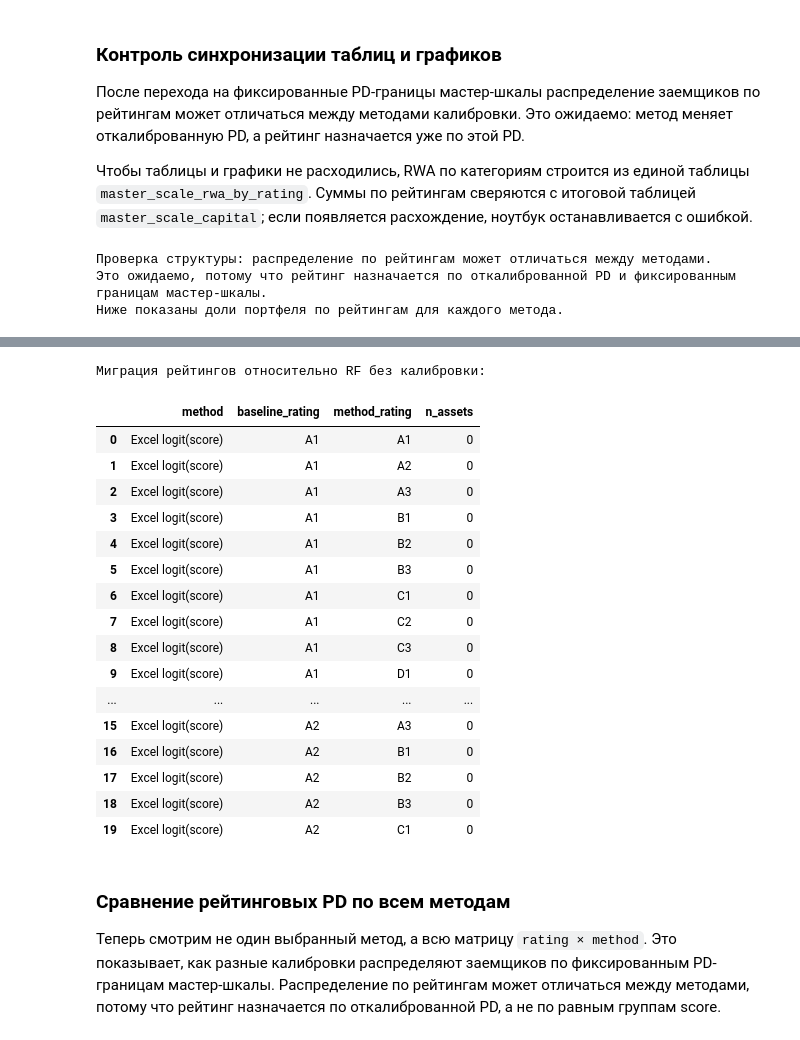
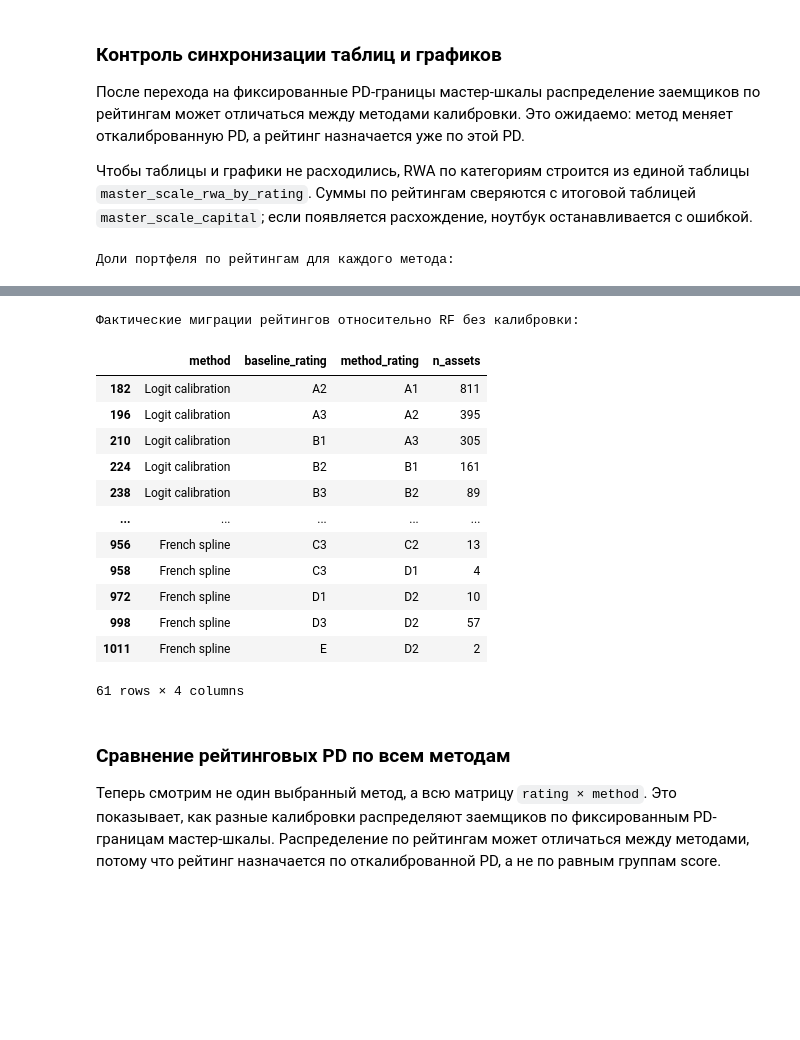
Before and after one commit to ddudenko275-boop/ColebrationTedo, a Jupyter notebook: notebooks/pd_calibration.ipynb, the cells around one changed output, grey strips where cells are left out. Drawn from its saved outputs; the diff is of its cells as text; code cells hidden in the pictures; blank space fills up the shorter version.

```diff
--- a/notebooks/pd_calibration.ipynb
+++ b/notebooks/pd_calibration.ipynb
@@ -431,16 +431,7 @@ ASSET_EAD = 1_000_000.0
 
 df_test_master = df.loc[y_test.index].copy()
 
-excel_logit = LogisticRegression(solver="lbfgs", max_iter=1000, C=1e12)
-excel_logit.fit(scores_calib.reshape(-1, 1), y_calib.values)
-excel_logit_pd = np.clip(
-    excel_logit.predict_proba(scores_test.reshape(-1, 1))[:, 1],
-    1e-6,
-    1 - 1e-6,
-)
-
 rating_scale_predictions = {
-    "Excel logit(score)": excel_logit_pd,
     "RF без калибровки": scores_test,
     **calibrated_probs,
 }
@@ -574,12 +565,8 @@ pd_bound_capital = master_scale_pd_bound_capital(
     assumptions=master_scale_assumptions,
 )
 
-master_scale_method = list(calibrated_probs.keys())[-1]
 master_scale_bounds = (
-    master_scale_panel.loc[
-        master_scale_panel["method"] == master_scale_method,
-        ["rating", "pd_lower", "pd_avg_master", "pd_upper"],
-    ]
+    master_scale_panel[["rating", "pd_lower", "pd_avg_master", "pd_upper"]]
     .drop_duplicates(subset=["rating"])
     .set_index("rating")
     .reindex(MASTER_SCALE_RATINGS)
@@ -589,6 +576,10 @@ rating_pd_matrix = (
     master_scale_panel
     .pivot(index="rating", columns="method", values="avg_pd")
     .reindex(MASTER_SCALE_RATINGS)
+)
+
+rating_pd_matrix_display = rating_pd_matrix.map(
+    lambda x: "" if pd.isna(x) else f"{x:.2%}"
 )
 
 print(f"Target CT по calibration-периоду: {TARGET_CT:.2%}")
@@ -604,7 +595,7 @@ display(
 )
 
 print("Средняя индивидуальная PD внутри рейтинга по методам калибровки:")
-display(rating_pd_matrix.style.format("{:.2%}"))
+display(rating_pd_matrix_display)
 
 print("Итог по методам: средняя PD мастер-шкалы, средняя индивидуальная PD и диапазон PD:")
 display(
@@ -627,6 +618,7 @@ display(
 )
 
 master_scale_view_cols = [
+    "method",
     "rating",
     "avg_score",
     "n_assets",
@@ -640,11 +632,10 @@ master_scale_view_cols = [
     "pd_upper",
     "expected_defaults",
 ]
-print(f"Распределение портфеля по фиксированной мастер-шкале: {master_scale_method}")
+print("Распределение портфеля по фиксированной мастер-шкале для всех методов:")
 display(
     master_scale_panel.loc[
-        (master_scale_panel["method"] == master_scale_method)
-        & (master_scale_panel["n_assets"] > 0),
+        master_scale_panel["n_assets"] > 0,
         master_scale_view_cols,
     ]
     .style.format({
@@ -898,25 +885,27 @@ rating_structure_shift = (
     master_scale_panel
     .pivot(index="rating", columns="method", values="portfolio_count_share")
     .reindex(MASTER_SCALE_RATINGS)
+    .fillna(0.0)
 )
 
 rating_migration_vs_rf = rating_migration_matrix(
     rating_scale_predictions,
     baseline_method="RF без калибровки",
 )
+rating_migration_nonzero = rating_migration_vs_rf[
+    (rating_migration_vs_rf["method"] != "RF без калибровки")
+    & (rating_migration_vs_rf["n_assets"] > 0)
+    & (rating_migration_vs_rf["baseline_rating"] != rating_migration_vs_rf["method_rating"])
+].copy()
 
-print("Проверка структуры: распределение по рейтингам может отличаться между методами.")
-print("Это ожидаемо, потому что рейтинг назначается по откалиброванной PD и фиксированным границам мастер-шкалы.")
-print("Ниже показаны доли портфеля по рейтингам для каждого метода.")
+print("Доли портфеля по рейтингам для каждого метода:")
 display(
     rating_structure_shift
     .style.format("{:.1%}")
     .background_gradient(axis=None, cmap="Blues")
 )
 
-print("Миграция рейтингов относительно RF без калибровки:")
-display(rating_migration_vs_rf.head(20))
+print("Фактические миграции рейтингов относительно RF без калибровки:")
+display(rating_migration_nonzero)
 # %% [output]
-Проверка структуры: распределение по рейтингам может отличаться между методами.
-Это ожидаемо, потому что рейтинг назначается по откалиброванной PD и фиксированным границам мастер-шкалы.
-Ниже показаны доли портфеля по рейтингам для каждого метода.
+Доли портфеля по рейтингам для каждого метода:
@@ -938,21 +927,17 @@ display(rating_migration_vs_rf.head(20))
-Миграция рейтингов относительно RF без калибровки:
+Фактические миграции рейтингов относительно RF без калибровки:
 |  | method | baseline_rating | method_rating | n_assets |
-| 0 | Excel logit(score) | A1 | A1 | 0 |
-| 1 | Excel logit(score) | A1 | A2 | 0 |
-| 2 | Excel logit(score) | A1 | A3 | 0 |
-| 3 | Excel logit(score) | A1 | B1 | 0 |
-| 4 | Excel logit(score) | A1 | B2 | 0 |
-| 5 | Excel logit(score) | A1 | B3 | 0 |
-| 6 | Excel logit(score) | A1 | C1 | 0 |
-| 7 | Excel logit(score) | A1 | C2 | 0 |
-| 8 | Excel logit(score) | A1 | C3 | 0 |
-| 9 | Excel logit(score) | A1 | D1 | 0 |
+| 182 | Logit calibration | A2 | A1 | 811 |
+| 196 | Logit calibration | A3 | A2 | 395 |
+| 210 | Logit calibration | B1 | A3 | 305 |
+| 224 | Logit calibration | B2 | B1 | 161 |
+| 238 | Logit calibration | B3 | B2 | 89 |
 | ... | ... | ... | ... | ... |
-| 15 | Excel logit(score) | A2 | A3 | 0 |
-| 16 | Excel logit(score) | A2 | B1 | 0 |
-| 17 | Excel logit(score) | A2 | B2 | 0 |
-| 18 | Excel logit(score) | A2 | B3 | 0 |
-| 19 | Excel logit(score) | A2 | C1 | 0 |
+| 956 | French spline | C3 | C2 | 13 |
+| 958 | French spline | C3 | D1 | 4 |
+| 972 | French spline | D1 | D2 | 10 |
+| 998 | French spline | D3 | D2 | 57 |
+| 1011 | French spline | E | D2 | 2 |
+61 rows × 4 columns
 # %% [markdown]
 ### Сравнение рейтинговых PD по всем методам
 
```
Also changed, not shown: parts of 37 cells of this notebook, 3 other files.
